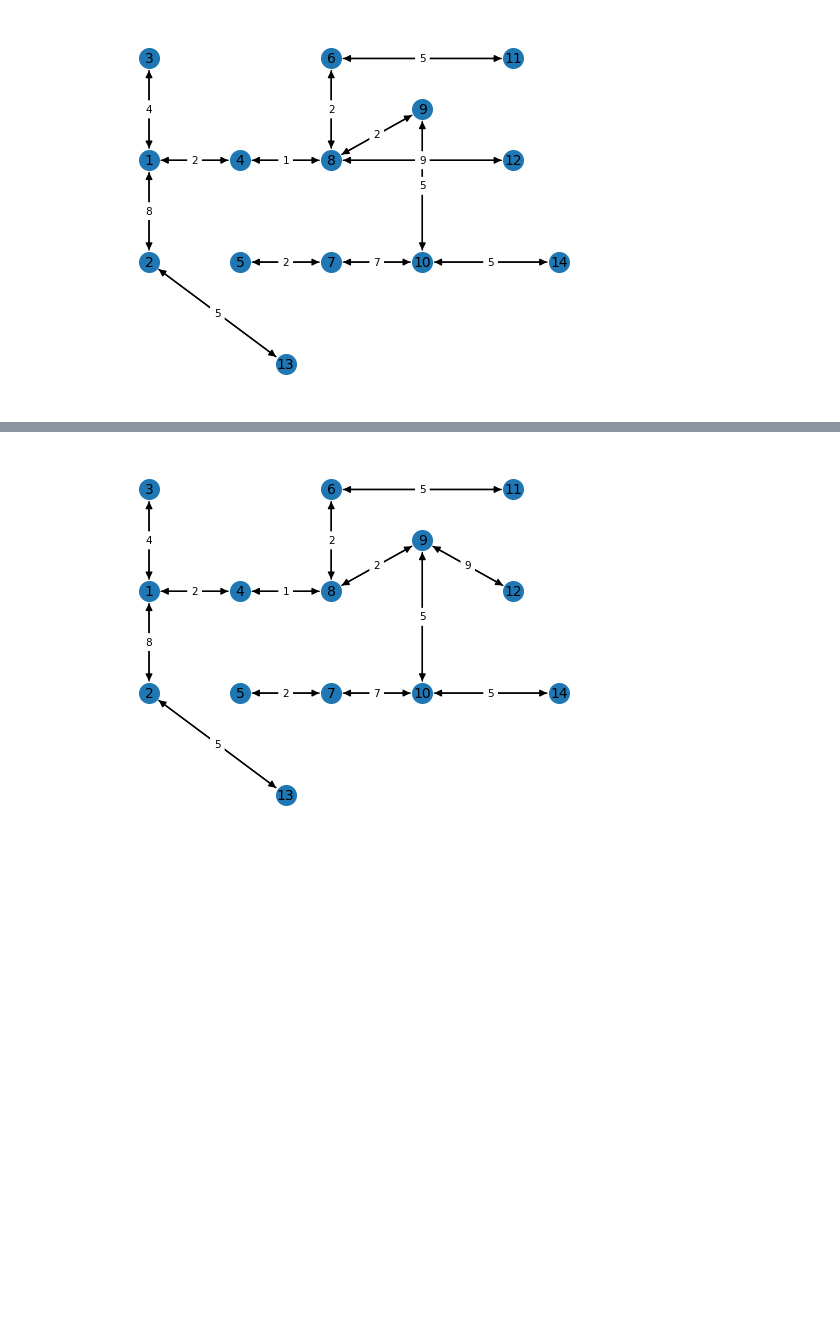
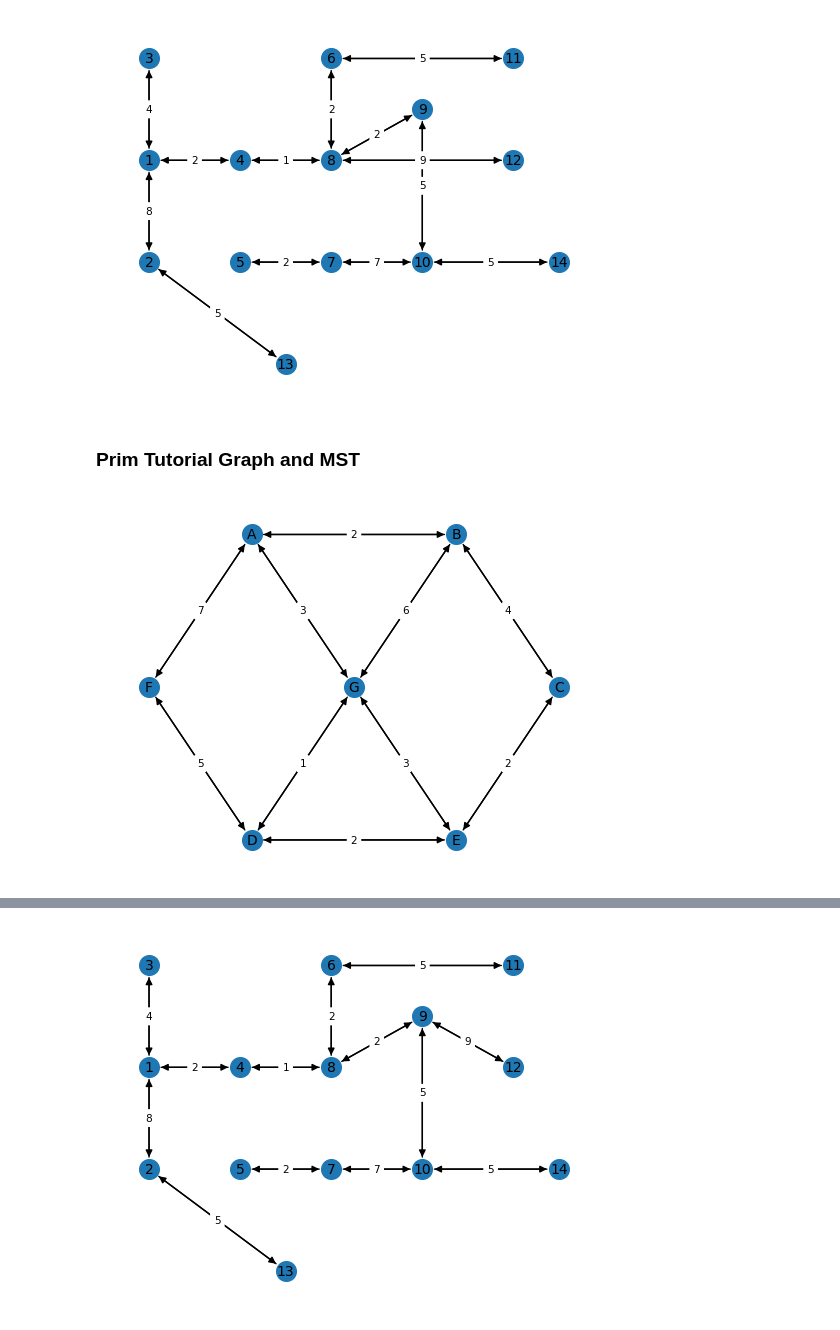
Before and after one commit to isaacchunn/algo-design-and-analysis, a Jupyter notebook: GraphFramework/Visualization/GraphVisualizer.ipynb, the cells around one changed output, grey strips where cells are left out. Saved outputs shown, nothing was run; the diff lists cells and outputs as text; code cells hidden in the pictures; blank space fills up the shorter version.

Commit message:
Add tutorial graph for kruskal and prim and updated MST for both algorithms in notebook

```diff
--- a/GraphFramework/Visualization/GraphVisualizer.ipynb
+++ b/GraphFramework/Visualization/GraphVisualizer.ipynb
@@ -290,3 +344,9 @@ plotLectureGraph("../data/Prim/Graphs/lecture.csv")
 plotLectureGraph("../data/Prim/Graphs/lecture_mst.csv")
 # %% [output]
 [figure]
+# %% [markdown]
+### Prim Tutorial Graph and MST
+# %%
+plotTutorialGraph("../data/Prim/Graphs/tutorial.csv")
+# %% [output]
+[figure, added]
```
Also changed, not shown: parts of 13 cells of this notebook, 6 other files.
